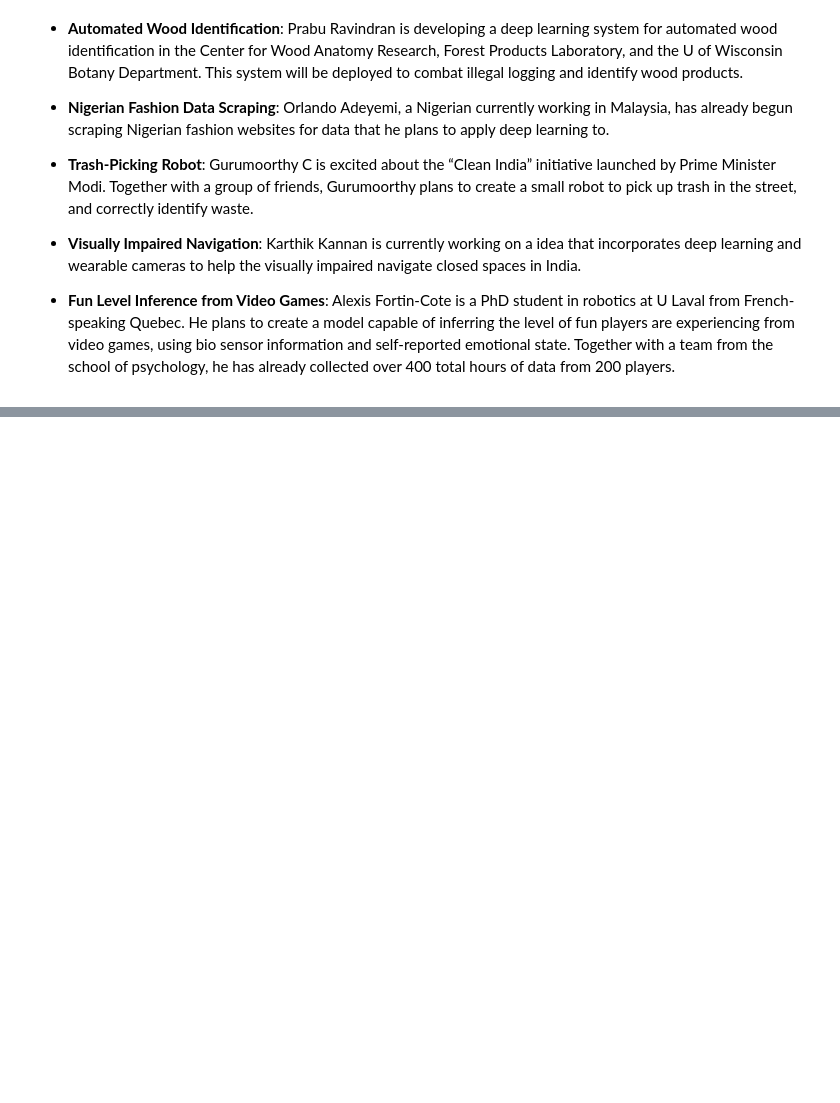
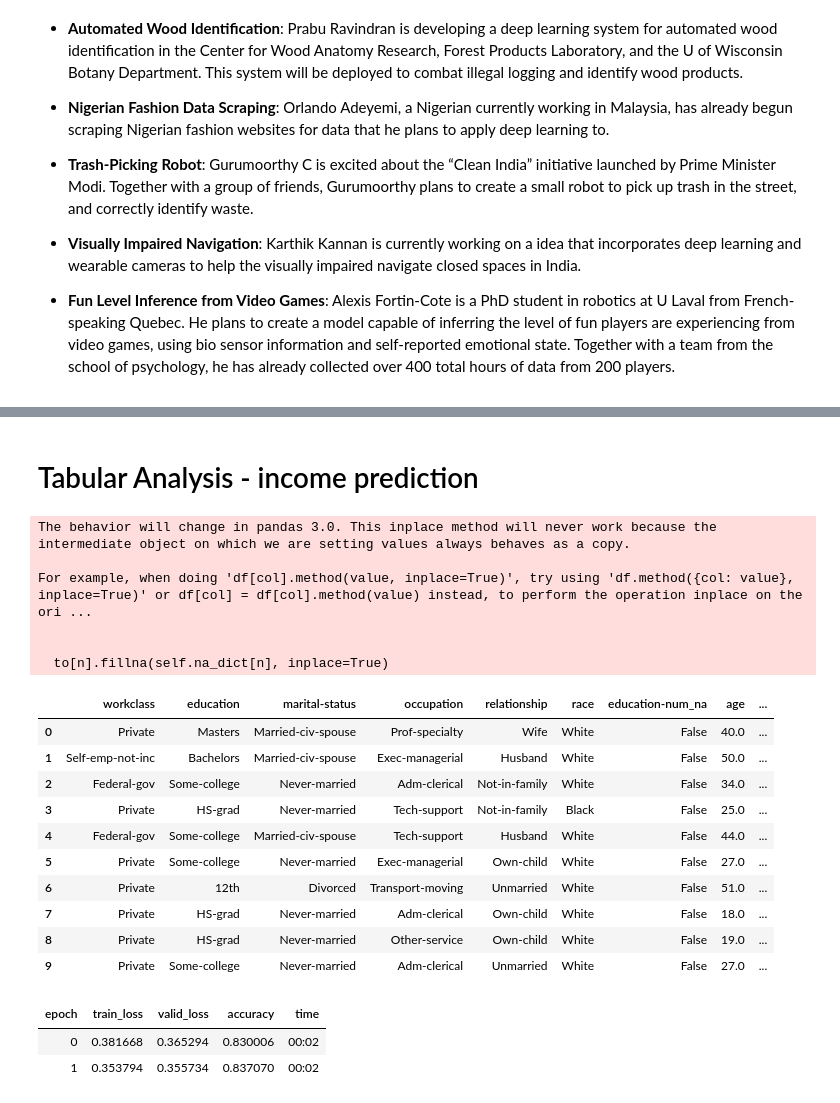
Before and after one commit to sebastianperudev2001/ml-libraries-python, a Jupyter notebook: notebooks/fastai/fastai_research.ipynb, the cells around one changed output, grey strips where cells are left out. Drawn from its saved outputs; the diff is of its cells as text; code cells hidden in the pictures; blank space fills up the shorter version.

```diff
--- a/notebooks/fastai/fastai_research.ipynb
+++ b/notebooks/fastai/fastai_research.ipynb
@@ -111,0 +152,39 @@ print(f"Probability it's a bird: {probs[0].item():.4f}")
+# %% [markdown]
+# Tabular Analysis - income prediction
+# %%
+from fastai.tabular.all import *
+path = untar_data(URLs.ADULT_SAMPLE) #downloads data provided from fastAI. Commom datasets
+
+dls = TabularDataLoaders.from_csv(path/'adult.csv', path=path, y_names="salary",
+    cat_names = ['workclass', 'education', 'marital-status', 'occupation', 'relationship', 'race'], # categorial columns
+    cont_names = ['age', 'fnlwgt', 'education-num'], # continuos columns
+    procs = [Categorify, FillMissing, Normalize])
+dls.show_batch() #see the data
+
+#type dispatch ---> automatically do the right thing in my data, get something useful regardless of something i provided
+# %% [output]
+The behavior will change in pandas 3.0. This inplace method will never work because the intermediate object on which we are setting values always behaves as a copy.
+
+For example, when doing 'df[col].method(value, inplace=True)', try using 'df.method({col: value}, inplace=True)' or df[col] = df[col].method(value) instead, to perform the operation inplace on the ori ...
+
+
+  to[n].fillna(self.na_dict[n], inplace=True)
+|  | workclass | education | marital-status | occupation | relationship | race | education-num_na | age | ... |
+| 0 | Private | Masters | Married-civ-spouse | Prof-specialty | Wife | White | False | 40.0 | ... |
+| 1 | Self-emp-not-inc | Bachelors | Married-civ-spouse | Exec-managerial | Husband | White | False | 50.0 | ... |
+| 2 | Federal-gov | Some-college | Never-married | Adm-clerical | Not-in-family | White | False | 34.0 | ... |
+| 3 | Private | HS-grad | Never-married | Tech-support | Not-in-family | Black | False | 25.0 | ... |
+| 4 | Federal-gov | Some-college | Married-civ-spouse | Tech-support | Husband | White | False | 44.0 | ... |
+| 5 | Private | Some-college | Never-married | Exec-managerial | Own-child | White | False | 27.0 | ... |
+| 6 | Private | 12th | Divorced | Transport-moving | Unmarried | White | False | 51.0 | ... |
+| 7 | Private | HS-grad | Never-married | Adm-clerical | Own-child | White | False | 18.0 | ... |
+| 8 | Private | HS-grad | Never-married | Other-service | Own-child | White | False | 19.0 | ... |
+| 9 | Private | Some-college | Never-married | Adm-clerical | Unmarried | White | False | 27.0 | ... |
+# %%
+learn = tabular_learner(dls, metrics=accuracy)
+learn.fit_one_cycle(2)
+#There is not a single model that is the best for all the datasets.
+# %% [output]
+| epoch | train_loss | valid_loss | accuracy | time |
+| 0 | 0.381668 | 0.365294 | 0.830006 | 00:02 |
+| 1 | 0.353794 | 0.355734 | 0.837070 | 00:02 |
```
Also changed, not shown: parts of 16 cells of this notebook, 2 other files.
